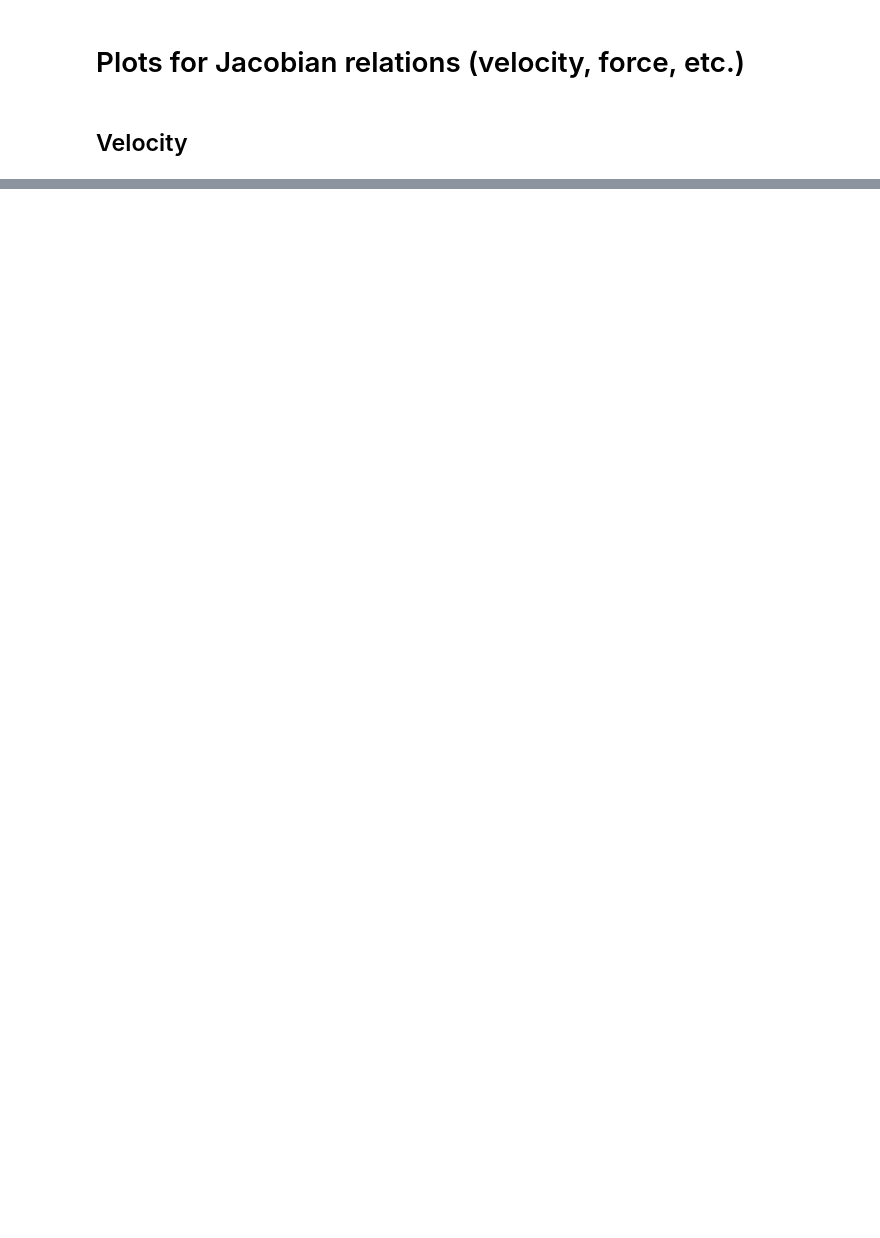
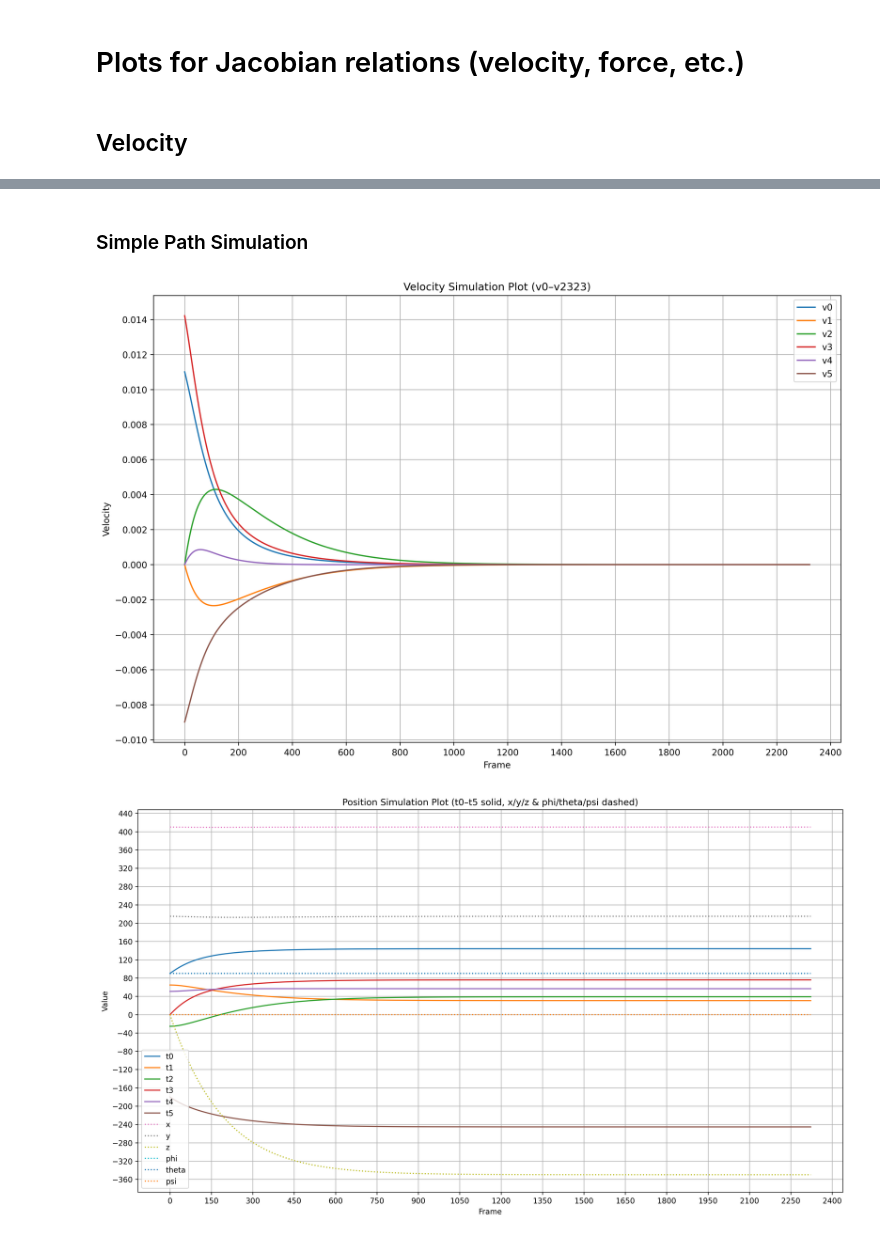
Before and after one commit to mrezanvari/6dof_robot_arm, a Jupyter notebook: dev/plots.ipynb, the cells around one changed output, grey strips where cells are left out. Drawn from its saved outputs; the diff is of its cells as text; code cells hidden in the pictures; blank space fills up the shorter version.

```diff
--- a/dev/plots.ipynb
+++ b/dev/plots.ipynb
@@ -12,32 +8,0 @@ end_line = 1800
-# %%
-filename = "sim_vel.log"
-
-columns = {}
-
-with open(filename, "r") as f:
-    for i, line in enumerate(f):
-        if start_line is not None and i < start_line:
-            continue
-        if end_line is not None and i > end_line:
-            break
-
-        pairs = re.findall(r"(v\d+):([-0-9.eE]+)", line)
-        for key, value in pairs:
-            if key not in columns:
-                columns[key] = []
-            columns[key].append(float(value))
-
-plt.figure(figsize=(12, 8), dpi=300)
-
-for key, values in columns.items():
-    plt.plot(range(start_line, start_line + len(values)), values, label=key)
-
-plt.xlabel("Frame")
-plt.ylabel("Velocity")
-plt.title(f"Velocity Simulation Plot (v{start_line}–v{end_line})")
-plt.legend()
-plt.grid(True)
-plt.gca().yaxis.set_major_locator(plt.MaxNLocator(15))
-plt.gca().xaxis.set_major_locator(plt.MaxNLocator(15))
-plt.tight_layout()
-plt.show()
@@ -117,0 +120,11 @@ plt.show()
+# %% [markdown]
+### Simple Path Simulation
+# %%
+start_line = 0
+end_line = None
+
+plot_velocity("sim_vel_line.log", start_line, end_line)
+plot_pos("sim_pos_line.log", start_line, end_line)
+# %% [output]
+[figure, added]
+[figure, added]
```
Also changed, not shown: parts of 5 cells of this notebook, 1 other file.
